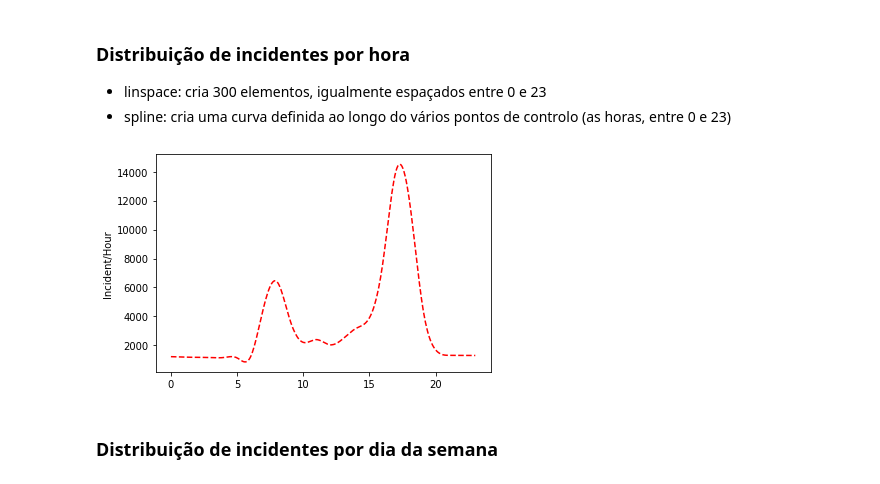
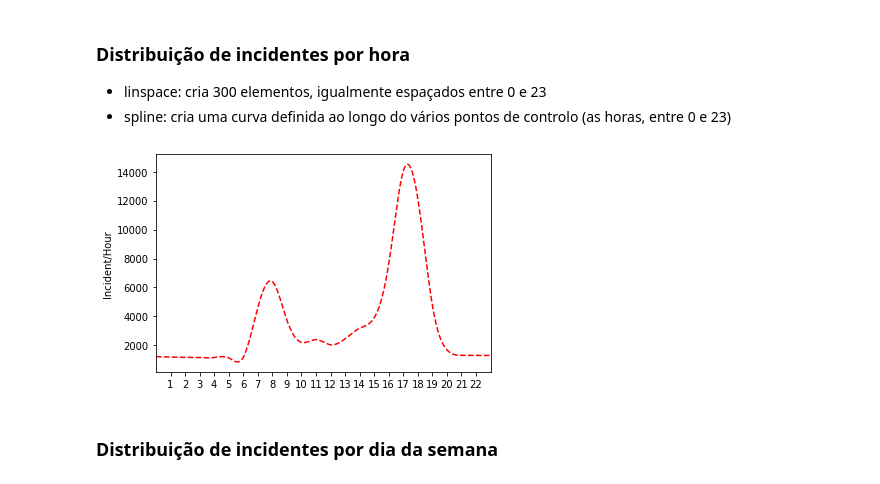
Before and after one commit to BenjamimOliveira/MLFA_CSC_TP2, a Jupyter notebook: Traffic_Incidents_Braga/dataViz.ipynb, the cells around one changed output. Cells and saved outputs as stored; diff of their text form; code cells hidden in the pictures.

```diff
--- a/Traffic_Incidents_Braga/dataViz.ipynb
+++ b/Traffic_Incidents_Braga/dataViz.ipynb
@@ -54,21 +54,23 @@ data.head()
 # %%
 # group by hour
 distro = data.incident_date
 distro = data.groupby([distro.dt.hour]).count().incident_date
 
 # smooth the data
 x = list(distro.index.values)
 y = list(distro.to_numpy())
 xnew = np.linspace(0, 23, 300)
 spl = make_interp_spline(x,y)
 ynew = spl(xnew)
 
 # plot
+plt.xlim(-0.02, 23)
+plt.xticks(range(1, 23))
 plt.plot(xnew, ynew, 'r--')
 plt.ylabel('Incident/Hour')
 plt.show()
 # %% [output]
-[figure, old version]
+[figure, new version]
 # %% [markdown]
 ### Distribuição de incidentes por dia da semana
 # %%
```
Also changed, not shown: parts of 3 cells of this notebook.
